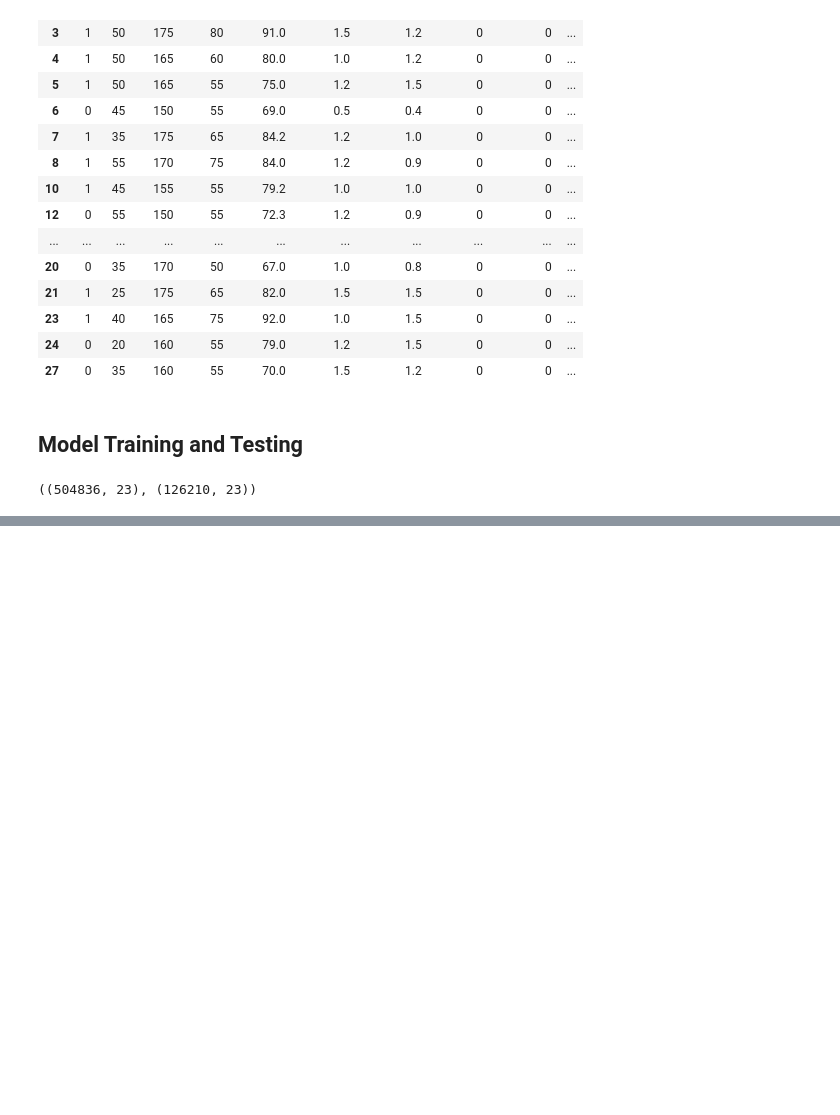
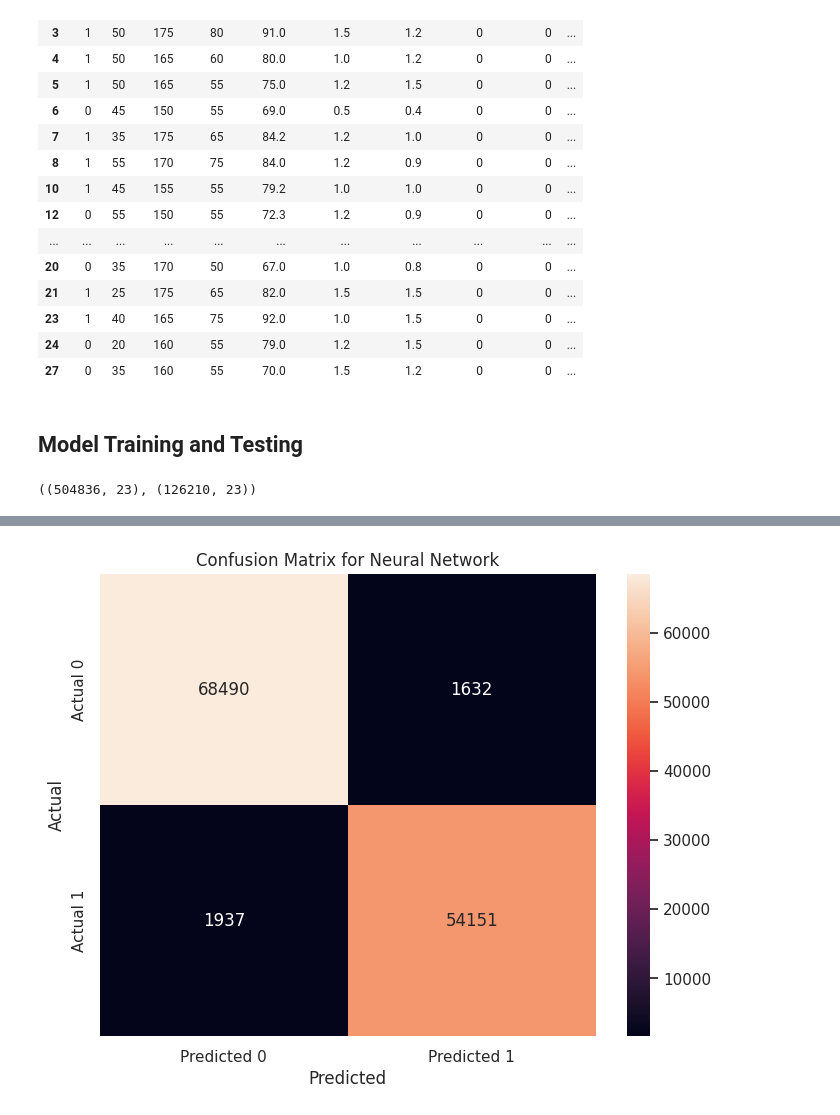
Before and after one commit to NancyPatel11/Data-Mining-Course-Project-2, a Jupyter notebook: Project_2_gender_classification.ipynb, the cells around one changed output, grey strips where cells are left out. Saved outputs shown, nothing was run; the diff lists cells and outputs as text; code cells hidden in the pictures; blank space fills up the shorter version.

Commit message:
added GridSearchCV and confusion matrix

```diff
--- a/Project_2_gender_classification.ipynb
+++ b/Project_2_gender_classification.ipynb
@@ -866,0 +904,14 @@ Best Model: Neural Network with Test Accuracy: 0.972434830837493
+# %%
+conf_matrix = confusion_matrix(y_test, y_best_pred)
+
+# Create a heatmap
+plt.figure(figsize=(8, 6))
+sns.heatmap(conf_matrix, annot=True, fmt='d',
+            xticklabels=['Predicted 0', 'Predicted 1'],
+            yticklabels=['Actual 0', 'Actual 1'])
+plt.xlabel('Predicted')
+plt.ylabel('Actual')
+plt.title(f'Confusion Matrix for {best_model_name}')
+plt.show()
+# %% [output]
+[figure, added]
```
Also changed, not shown: parts of 8 cells of this notebook.
